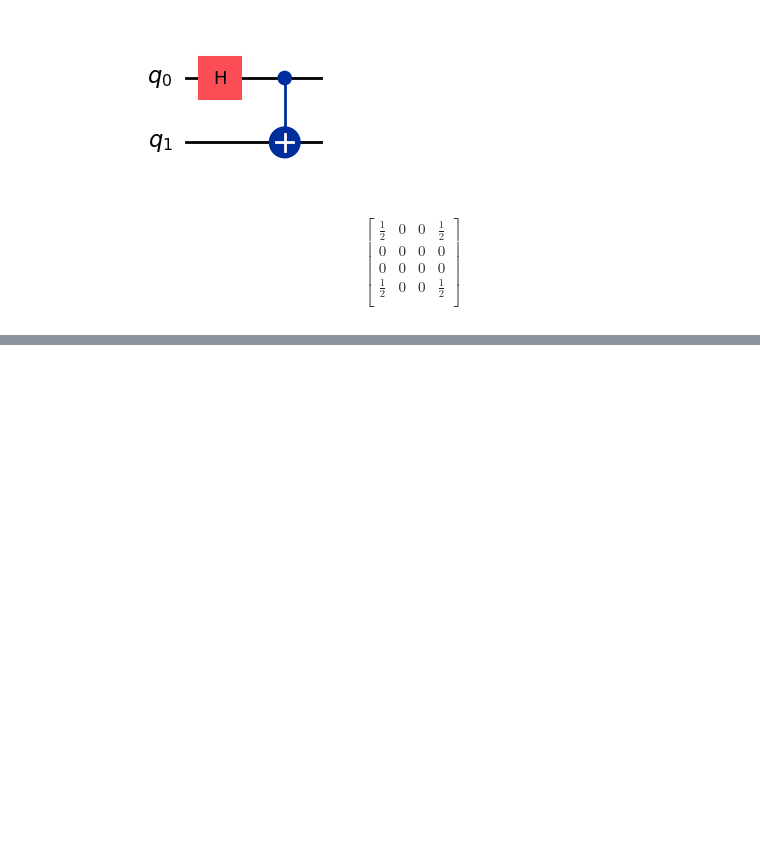
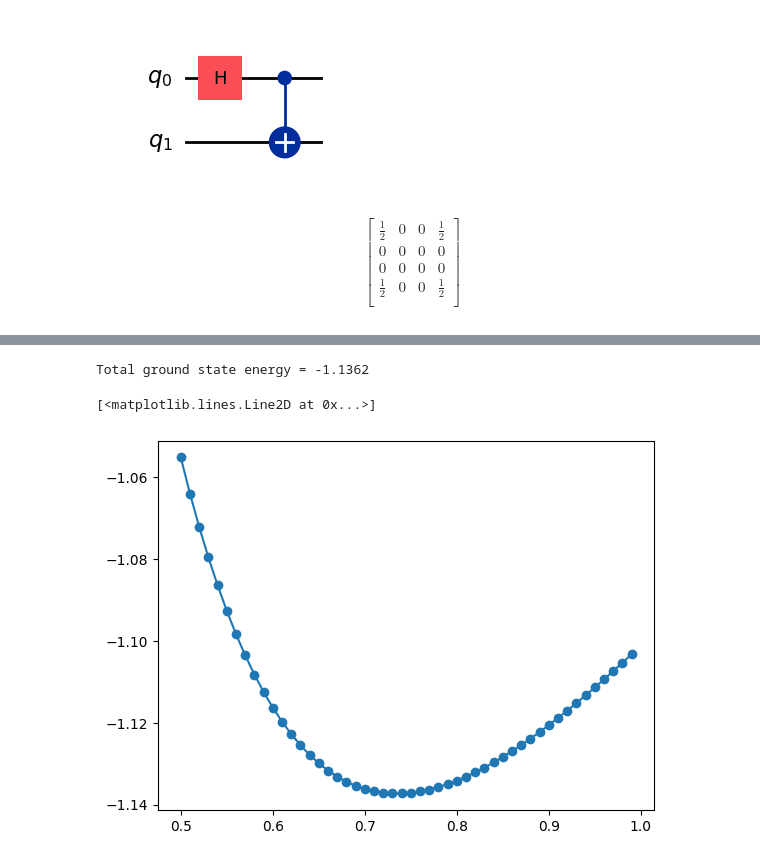
Before and after one commit to jervaal/IPRE-VQE, a Jupyter notebook: try.ipynb, the cells around one changed output, grey strips where cells are left out. Drawn from its saved outputs; the diff is of its cells as text; code cells hidden in the pictures; blank space fills up the shorter version.

```diff
--- a/try.ipynb
+++ b/try.ipynb
@@ -34,0 +46,9 @@ $$
+# %%
+from qiskit_nature.second_q.mappers import  JordanWignerMapper
+
+
+mapper = JordanWignerMapper()
+
+sparse_pauli_ham = mapper.map(fermionic_op)
+
+sparse_pauli_ham
@@ -34,0 +83,25 @@ $$
+# %%
+import numpy as np
+from qiskit_algorithms import VQE
+from qiskit_algorithms.optimizers import SLSQP
+from qiskit.primitives import Estimator
+
+
+
+vqe = VQE(Estimator(), ansatz, SLSQP())
+
+from qiskit_nature.second_q.algorithms.initial_points import HFInitialPoint
+
+
+initial_point = HFInitialPoint()
+initial_point.ansatz = ansatz
+initial_point.problem = problema
+vqe.initial_point = initial_point.to_numpy_array()
+# %%
+from qiskit_nature.second_q.algorithms import GroundStateEigensolver
+solver = GroundStateEigensolver(mapper, vqe)
+result = solver.solve(problema)
+
+print(f"Total ground state energy = {result.total_energies[0]:.4f}")
+# %% [output]
+Total ground state energy = -1.1362
@@ -34,0 +159,8 @@ $$
+# %%
+import matplotlib.pyplot as plt
+
+plt.scatter(distances[:], energies[:])
+plt.plot(distances[:], energies[:])
+# %% [output]
+[<matplotlib.lines.Line2D at 0x...>]
+[figure, added]
```
Also changed, not shown: parts of 5 cells of this notebook.
